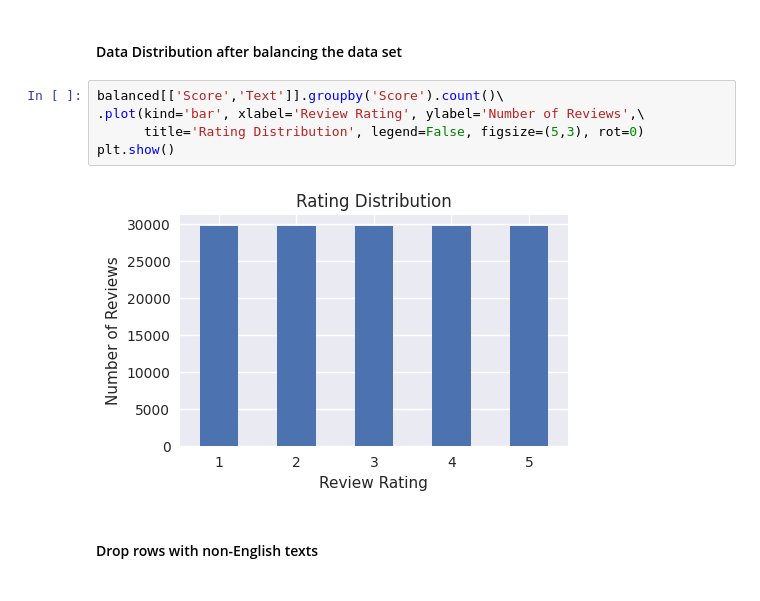
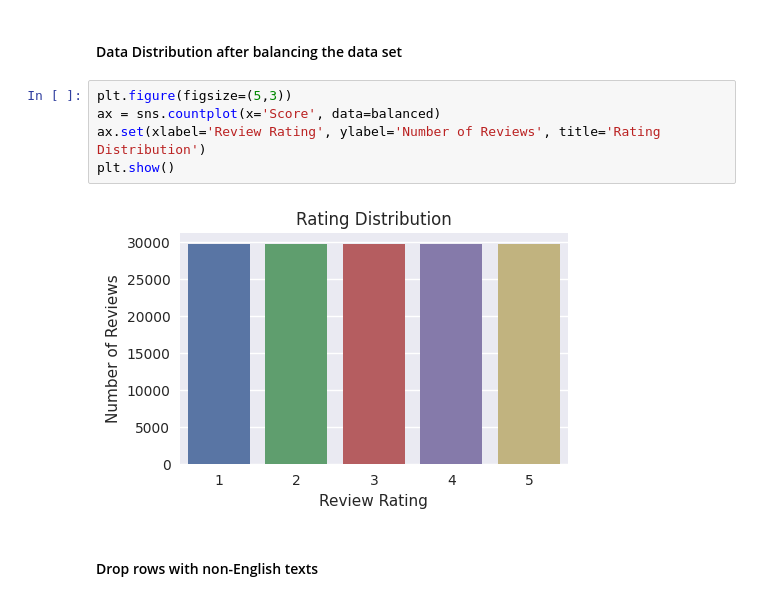
Before and after one commit to yaredsha/MLNN-Public, a Jupyter notebook: Balance-Reviews.ipynb, the cells around one changed output. Saved outputs shown, nothing was run; the diff lists cells and outputs as text.

Commit message:
plots are now generated via seaborn lib

```diff
--- a/Balance-Reviews.ipynb
+++ b/Balance-Reviews.ipynb
@@ -90,12 +90,12 @@ balanced.shape
 # %% [markdown]
 #### Data Distribution after balancing the data set
 # %%
-balanced[['Score','Text']].groupby('Score').count()\
-.plot(kind='bar', xlabel='Review Rating', ylabel='Number of Reviews',\
-      title='Rating Distribution', legend=False, figsize=(5,3), rot=0)
+plt.figure(figsize=(5,3))
+ax = sns.countplot(x='Score', data=balanced)
+ax.set(xlabel='Review Rating', ylabel='Number of Reviews', title='Rating Distribution')
 plt.show()
 # %% [output]
-[figure, old version]
+[figure, new version]
 # %% [markdown]
 #### Drop rows with non-English texts
 # %%
```
Also changed, not shown: parts of 2 cells of this notebook.
